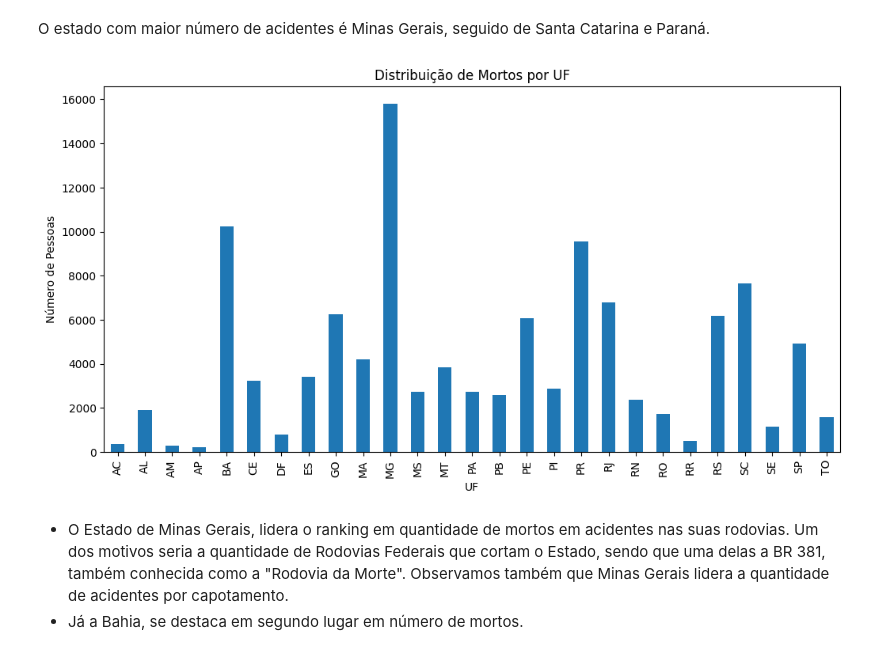
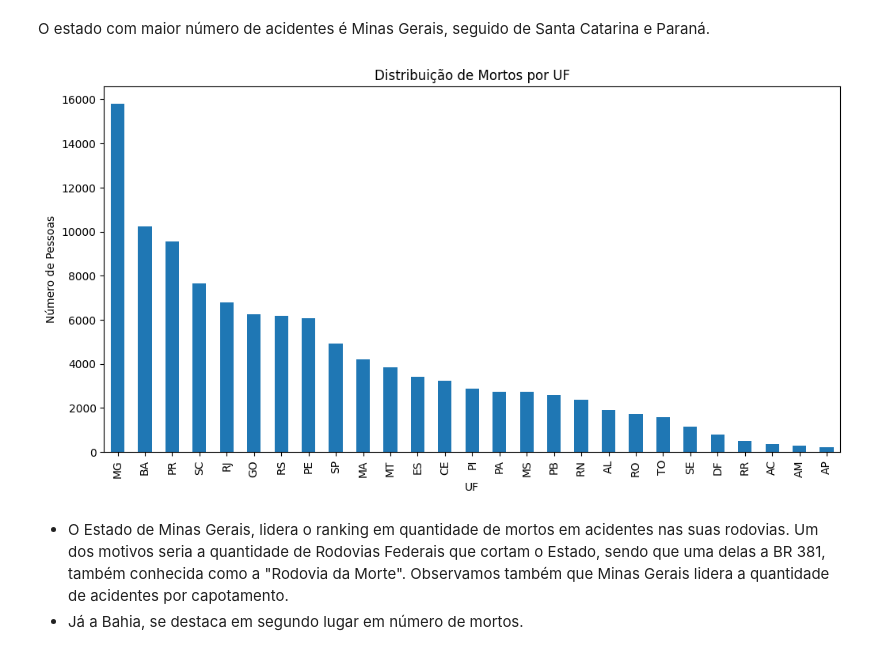
Before and after one commit to camylla-ops/Projeto-Analise-Acidentes-Rodovias-BR, a Jupyter notebook: Projeto_Análise_de_dados_Acidentes_de_Trânsito_em_Rodovias_Federais_no_Brasil_.ipynb, the cells around one changed output. Drawn from its saved outputs; the diff is of its cells as text; code cells hidden in the pictures.

```diff
--- a/Projeto_Análise_de_dados_Acidentes_de_Trânsito_em_Rodovias_Federais_no_Brasil_.ipynb
+++ b/Projeto_Análise_de_dados_Acidentes_de_Trânsito_em_Rodovias_Federais_no_Brasil_.ipynb
@@ -443,13 +443,13 @@ Name: UF, dtype: object
 O estado com maior número de acidentes é Minas Gerais, seguido de Santa Catarina e Paraná.
 # %%
 # 17) Visualização de dados utilizando Matplotlib - Gráfico sobre a quantidade de mortos em acidentes por Estado
-df.groupby('UF')['Mortos'].sum().plot(kind='bar', stacked=True, figsize=(12, 6))
+df.groupby('UF')['Mortos'].sum().sort_values(ascending=False).plot(kind='bar', stacked=True, figsize=(12, 6))
 plt.title('Distribuição de Mortos por UF')
 plt.xlabel('UF')
 plt.ylabel('Número de Pessoas')
 plt.show()
 # %% [output]
-[figure, old version]
+[figure, new version]
 # %% [markdown]
 * O Estado de Minas Gerais, lidera o ranking em quantidade de mortos em acidentes nas suas rodovias. Um dos motivos seria a quantidade de Rodovias Federais que cortam o Estado, sendo que uma delas a BR 381, também conhecida como a "Rodovia da Morte".
 Observamos também que Minas Gerais lidera a quantidade de acidentes por capotamento.
```
Also changed, not shown: parts of 4 cells of this notebook.
